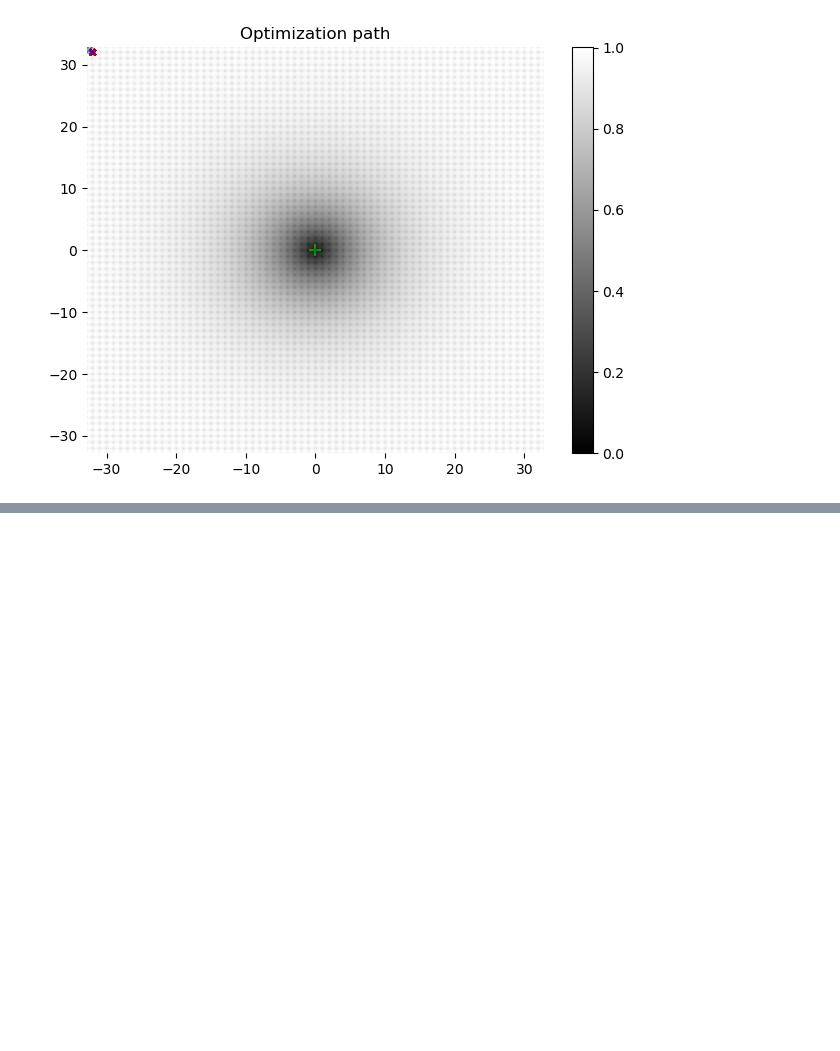
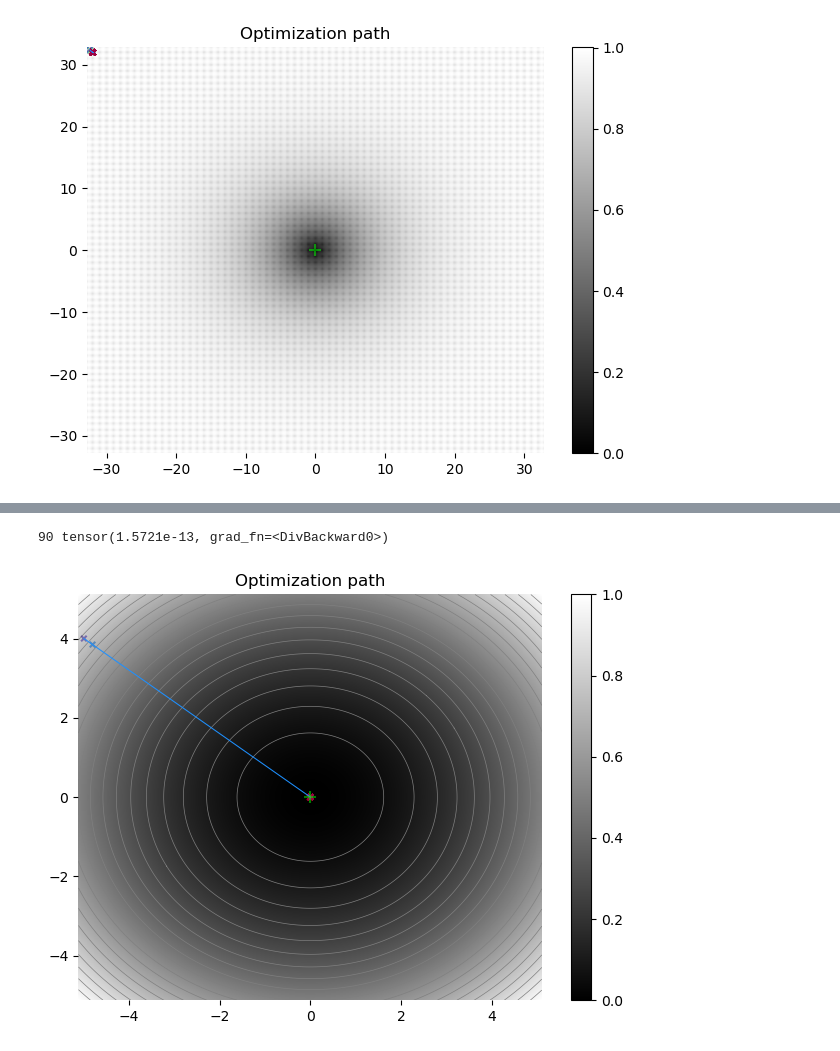
Before and after one commit to inikishev/image-descent, a Jupyter notebook: notebooks/optimizers/LBFGS.ipynb, the cells around one changed output, grey strips where cells are left out. Drawn from its saved outputs; the diff is of its cells as text; code cells hidden in the pictures; blank space fills up the shorter version.

```diff
--- a/notebooks/optimizers/LBFGS.ipynb
+++ b/notebooks/optimizers/LBFGS.ipynb
@@ -109,0 +110,15 @@ descent.plot_path()
+# %%
+descent = FunctionDescent2D(sphere)
+optimizer = torch.optim.LBFGS(descent.parameters(), 1)
+for i in range(100):
+    def closure():
+        optimizer.zero_grad()
+        loss = descent.step()
+        loss.backward()
+        return loss
+    loss = optimizer.step(closure)
+    if i%10==0: print(i, loss, end='       \r')
+descent.plot_path()
+# %% [output]
+90 tensor(1.5721e-13, grad_fn=<DivBackward0>)
+[figure, added]
```
Also changed, not shown: parts of 7 cells of this notebook, 19 other files.
